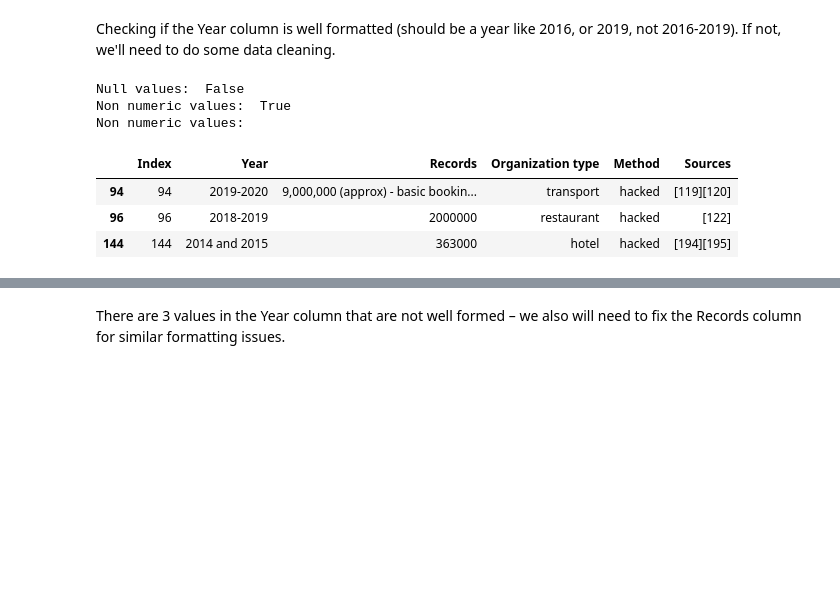
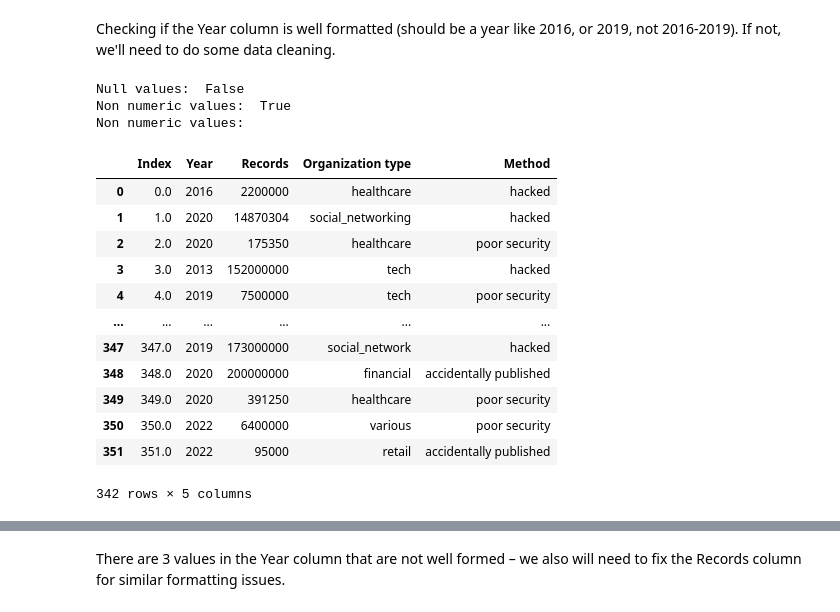
Before and after one commit to DeveloperMindset123/Accenture3A_Project, a Jupyter notebook: Accenture_3A.ipynb, the cells around one changed output, grey strips where cells are left out. Saved outputs shown, nothing was run; the diff lists cells and outputs as text; code cells hidden in the pictures; blank space fills up the shorter version.

Commit message:
data visualization

```diff
--- a/Accenture_3A.ipynb
+++ b/Accenture_3A.ipynb
@@ -132,5 +132,7 @@ Before encoding the organization type, I've copied the df to keep the original d
 df_vis = df_copy1  #create another copy of the df_copy and perform further data preprocessing
 #drop the hashed entity column
 df_vis.drop(columns={'hashed_Entity'}, inplace=True)  #note: after dropping the column the first time, you may end up running into an error if you were to rerun the code block again
+#drop the Sources column
+df_vis.drop(columns={'Sources'}, inplace=True)
 df_vis
 # %% [output]
@@ -149,0 +224,36 @@ df_vis
+# %%
+# Calculate the mean records value for the entire DataFrame df_vis (excluding non-numeric values)
+df_vis['Records'] = pd.to_numeric(df_vis['Records'], errors='coerce')
+df_vis = df_vis.dropna()
+mean_records_all = df_vis['Records'].mean()
+
+# Replace 'Records' values in updated_non_integer_records with the mean records for the entire DataFrame
+for industry in updated_non_integer_records:
+    # for each entry in the dataframe, if the industry matches the industry in the updated_non_integer_records, replace the value with the mean_records_all
+    for index, value, industry_name in non_integer_records:
+        if industry_name == industry:
+            df_vis.at[index, 'Records'] = mean_records_all
+
+#Check that there are no more non-integer values in 'Records'
+non_integer_records = []
+for index, value, industry in zip(df_vis.index, df_vis['Records'], df_vis['Organization type']):
+    try:
+        int_value = int(value)
+    except ValueError:
+        non_integer_records.append((index, str(value), industry))
+
+if non_integer_records:
+    print("Non-integer values in the 'Records' column:")
+    print("Index, Value, Industry")
+    for index, value, industry in non_integer_records:
+        print(index, value, industry)
+else:
+    print("No remaining non-integer values in the 'Records' column!")
+
+#Update all the values in the Records column to be integers
+df_vis['Records'] = df_vis['Records'].astype(int)
+
+# Check the data types of the DataFrame in the 'Records' column
+print(df_vis.dtypes)
+
+df_vis
@@ -152,18 +288,29 @@ Checking if the Year column is well formatted (should be a year like 2016, or 20
 # %%
 #Check if any value in the year column is null
 print("Null values: ", df_vis['Year'].isnull().values.any())  # there are no null values in the year column
 
 #Check if any value in the year column is not well formatted (i.e. not a number)
 print("Non numeric values: ", df_vis['Year'].str.isnumeric().values.any())  # there are values that are not numeric
 
 #print out all the values in the year column that are not numeric
 print("Non numeric values:")
-df_vis[~df_vis['Year'].str.isnumeric()]  # as we can see, the three columns that have non-numeric values are in index 94 96 and 144
+#df_vis[~df_vis['Year'].str.isnumeric()]  # as we can see, the three columns that have non-numeric values are in index 94 96 and 144
+
+df_vis
 # %% [output]
 Null values:  False
 Non numeric values:  True
 Non numeric values:
-|  | Index | Year | Records | Organization type | Method | Sources |
-| 94 | 94 | 2019-2020 | 9,000,000 (approx) - basic bookin... | transport | hacked | [119][120] |
-| 96 | 96 | 2018-2019 | 2000000 | restaurant | hacked | [122] |
-| 144 | 144 | 2014 and 2015 | 363000 | hotel | hacked | [194][195] |
+|  | Index | Year | Records | Organization type | Method |
+| 0 | 0.0 | 2016 | 2200000 | healthcare | hacked |
+| 1 | 1.0 | 2020 | 14870304 | social_networking | hacked |
+| 2 | 2.0 | 2020 | 175350 | healthcare | poor security |
+| 3 | 3.0 | 2013 | 152000000 | tech | hacked |
+| 4 | 4.0 | 2019 | 7500000 | tech | poor security |
+| ... | ... | ... | ... | ... | ... |
+| 347 | 347.0 | 2019 | 173000000 | social_network | hacked |
+| 348 | 348.0 | 2020 | 200000000 | financial | accidentally published |
+| 349 | 349.0 | 2020 | 391250 | healthcare | poor security |
+| 350 | 350.0 | 2022 | 6400000 | various | poor security |
+| 351 | 351.0 | 2022 | 95000 | retail | accidentally published |
+342 rows × 5 columns
```
Also changed, not shown: parts of 39 cells of this notebook.
